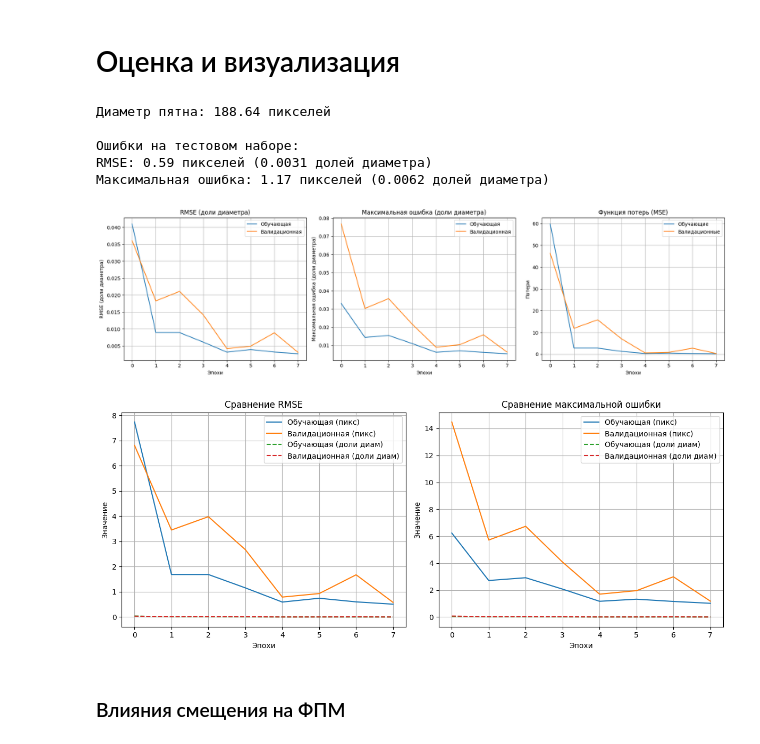
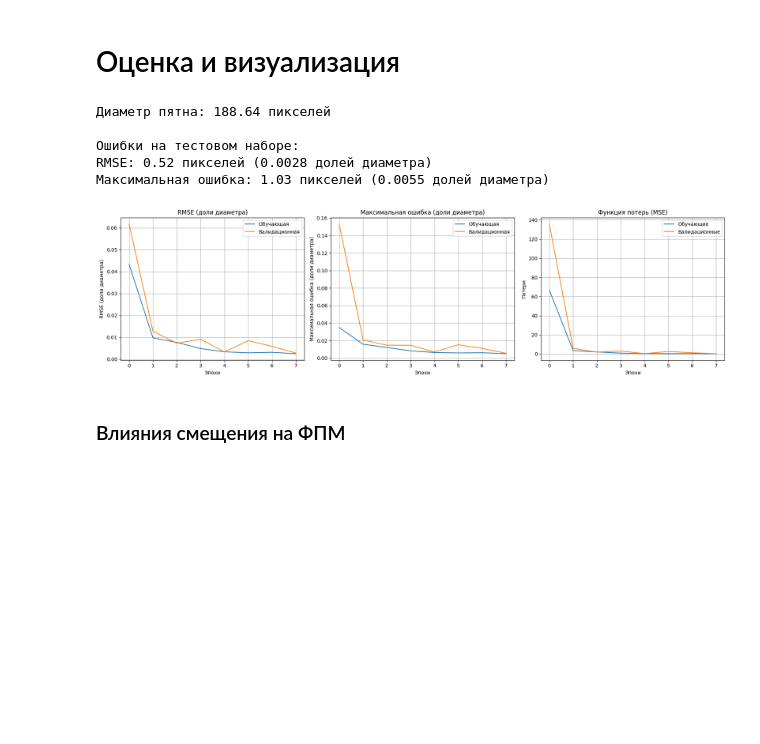
Before and after one commit to fmvachoo/cnn_psf, a Jupyter notebook: cnn-resnet-2layers.ipynb, the cells around one changed output. Cells and saved outputs as stored; diff of their text form; code cells hidden in the pictures; blank space fills up the shorter version.

Commit message:
Kaggle Notebook | cnn_resnet_2layers | k_4

```diff
--- a/cnn-resnet-2layers.ipynb
+++ b/cnn-resnet-2layers.ipynb
@@ -79,7 +79,7 @@ def max_error(y_true, y_pred):
 ['/kaggle/input/toolss', '/kaggle/working', '/kaggle/lib/kagglegym', '/kaggle/lib', '/usr/lib/python311.zip', '/usr/lib/python3.11', '/usr/lib/python3.11/lib-dynload', '', '/usr/local/lib/python3.11/d ...
 Модуль успешно импортирован!
 # %%
-zip_directory = '/kaggle/input/128-16090-6-20x/128_16090_6_20x/'
+zip_directory = '/kaggle/input/128-16090-20x/128_16090_20x/'
 print(os.listdir())
 
 def load_images_from_directory(dir_read):
@@ -246,65 +246,36 @@ plt.xlabel('Эпохи')
 plt.ylabel('RMSE (доли диаметра)')
 plt.legend()
 plt.grid(True)
 
 # График максимальной ошибки в долях диаметра
 plt.subplot(1, 3, 2)
 plt.plot(history_diameter['max_error'], label='Обучающая')
 plt.plot(history_diameter['val_max_error'], label='Валидационная')
 plt.title('Максимальная ошибка (доли диаметра)')
 plt.xlabel('Эпохи')
 plt.ylabel('Максимальная ошибка (доли диаметра)')
 plt.legend()
 plt.grid(True)
 
 # График потерь
 plt.subplot(1, 3, 3)
 plt.plot(history.history['loss'], label='Обучающие')
 plt.plot(history.history['val_loss'], label='Валидационные')
 plt.title('Функция потерь (MSE)')
 plt.xlabel('Эпохи')
 plt.ylabel('Потери')
 plt.legend()
 plt.grid(True)
 
 plt.tight_layout()
 plt.show()
-
-# Дополнительная визуализация: сравнение пикселей и долей диаметра
-plt.figure(figsize=(12, 5))
-
-plt.subplot(1, 2, 1)
-plt.plot(history.history['rmse'], label='Обучающая (пикс)')
-plt.plot(history.history['val_rmse'], label='Валидационная (пикс)')
-plt.plot(history_diameter['rmse'], '--', label='Обучающая (доли диам)')
-plt.plot(history_diameter['val_rmse'], '--', label='Валидационная (доли диам)')
-plt.title('Сравнение RMSE')
-plt.xlabel('Эпохи')
-plt.ylabel('Значение')
-plt.legend()
-plt.grid(True)
-
-plt.subplot(1, 2, 2)
-plt.plot(history.history['max_error'], label='Обучающая (пикс)')
-plt.plot(history.history['val_max_error'], label='Валидационная (пикс)')
-plt.plot(history_diameter['max_error'], '--', label='Обучающая (доли диам)')
-plt.plot(history_diameter['val_max_error'], '--', label='Валидационная (доли диам)')
-plt.title('Сравнение максимальной ошибки')
-plt.xlabel('Эпохи')
-plt.ylabel('Значение')
-plt.legend()
-plt.grid(True)
-
-plt.tight_layout()
-plt.show()
 # %% [output]
 Диаметр пятна: 188.64 пикселей
 
 Ошибки на тестовом наборе:
-RMSE: 0.59 пикселей (0.0031 долей диаметра)
-Максимальная ошибка: 1.17 пикселей (0.0062 долей диаметра)
+RMSE: 0.52 пикселей (0.0028 долей диаметра)
+Максимальная ошибка: 1.03 пикселей (0.0055 долей диаметра)
-[figure, old version]
+[figure, new version]
-[figure, removed]
 # %% [markdown]
 ### Влияния смещения на ФПМ
 # %%
```
Also changed, not shown: parts of 5 cells of this notebook.
